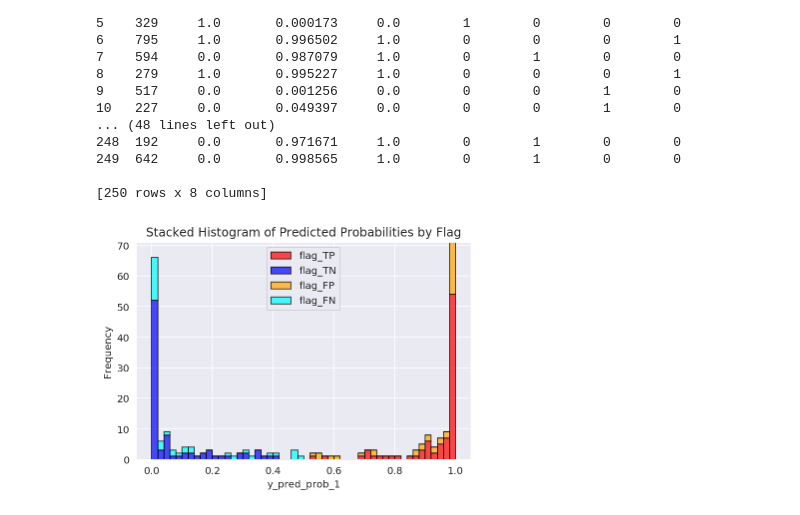
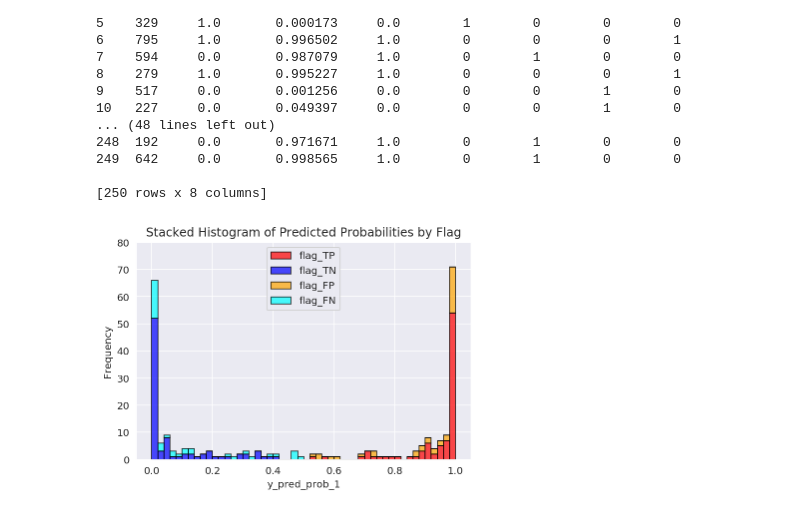
Before and after one commit to ShotaArima/lowprofool_x86, a Jupyter notebook: src/research.ipynb, the cells around one changed output. Saved outputs shown, nothing was run; the diff lists cells and outputs as text; code cells hidden in the pictures.

```diff
--- a/src/research.ipynb
+++ b/src/research.ipynb
@@ -451,20 +451,21 @@ print(df_encoded)
 # %%
 import matplotlib.pyplot as plt
 
 # Create a histogram for each flag category
 flags = ['flag_TP', 'flag_TN', 'flag_FP', 'flag_FN']
 colors = ['red', 'blue', 'orange', 'cyan']
 
 # Prepare data for the histogram
 data = [df_encoded[df_encoded[flag] == 1]['y_pred_prob_1'] for flag in flags]
 
 # Plot the stacked histogram
 plt.hist(data, bins=50, edgecolor='k', alpha=0.7, color=colors, label=flags, stacked=True)
+plt.ylim(0, 80)
 
 plt.title('Stacked Histogram of Predicted Probabilities by Flag')
 plt.xlabel('y_pred_prob_1')
 plt.ylabel('Frequency')
 plt.legend()
 plt.show()
 # %% [output]
-[figure, old version]
+[figure, new version]
```
